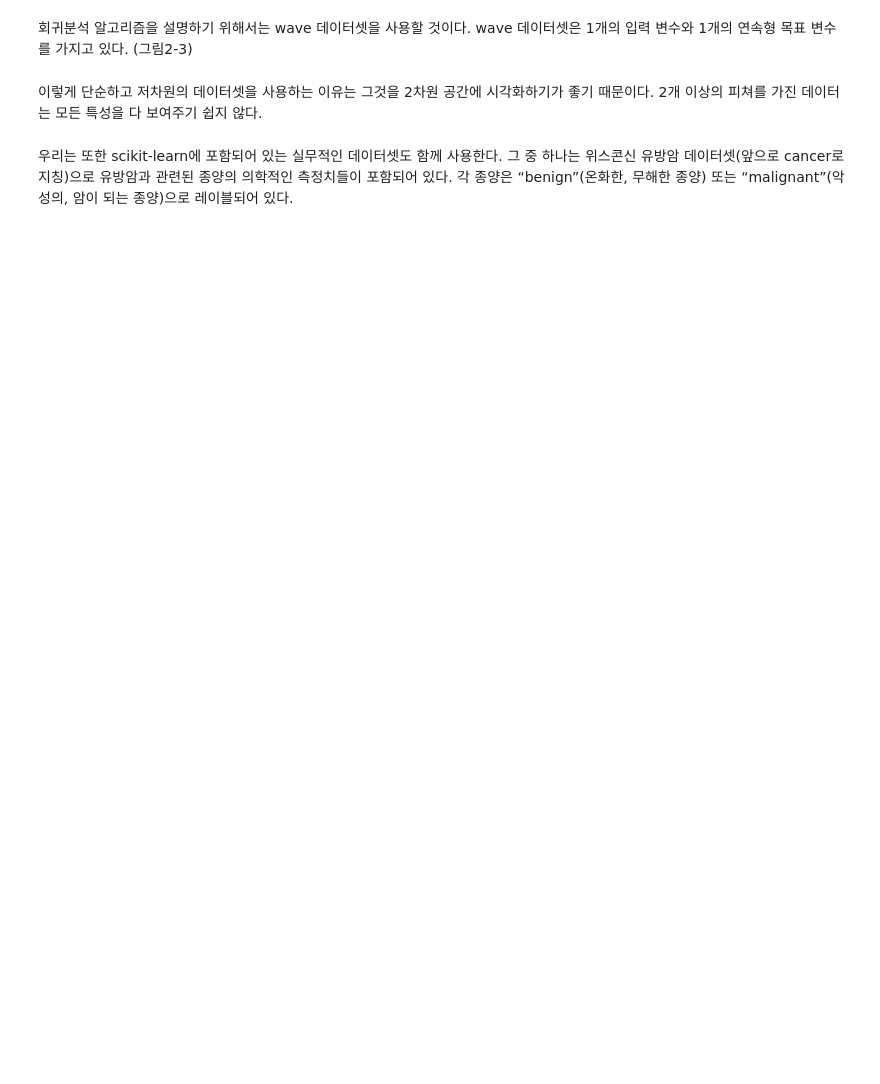
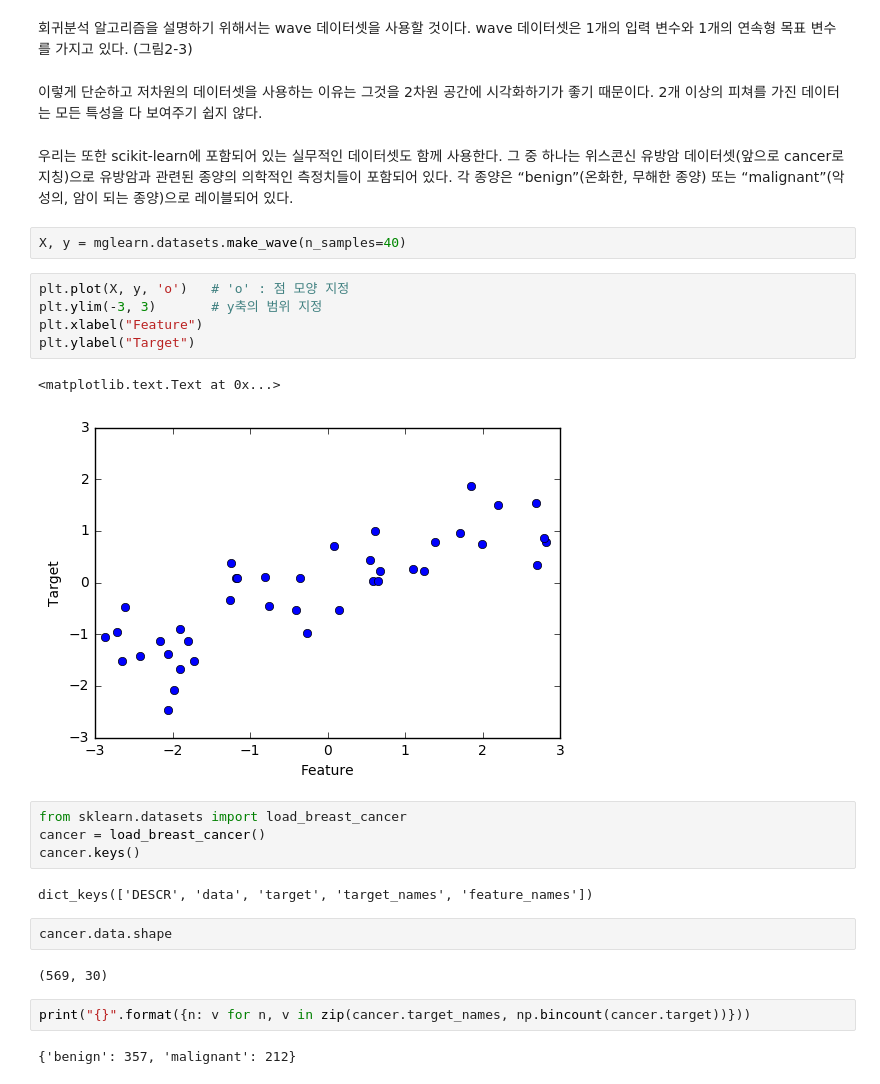
Before and after one commit to woosa7/PythonDataAnalytics, a Jupyter notebook: ML_Python/ML_2_1_SupervisedLearning.ipynb, the cells around one changed output. Drawn from its saved outputs; the diff is of its cells as text; blank space fills up the shorter version.

```diff
--- a/ML_Python/ML_2_1_SupervisedLearning.ipynb
+++ b/ML_Python/ML_2_1_SupervisedLearning.ipynb
@@ -83,3 +96,27 @@ X, y = mglearn.datasets.make_forge()
 이렇게 단순하고 저차원의 데이터셋을 사용하는 이유는 그것을 2차원 공간에 시각화하기가 좋기 때문이다. 2개 이상의 피쳐를 가진 데이터는 모든 특성을 다 보여주기 쉽지 않다.
 # %% [markdown]
 우리는 또한 scikit-learn에 포함되어 있는 실무적인 데이터셋도 함께 사용한다. 그 중 하나는 위스콘신 유방암 데이터셋(앞으로 cancer로 지칭)으로 유방암과 관련된 종양의 의학적인 측정치들이 포함되어 있다. 각 종양은 “benign”(온화한, 무해한 종양) 또는 “malignant”(악성의, 암이 되는 종양)으로 레이블되어 있다.
+# %%
+X, y = mglearn.datasets.make_wave(n_samples=40)
+# %%
+plt.plot(X, y, 'o')   # 'o' : 점 모양 지정
+plt.ylim(-3, 3)       # y축의 범위 지정
+plt.xlabel("Feature")
+plt.ylabel("Target")
+# %% [output]
+<matplotlib.text.Text at 0x...>
+[figure, added]
+# %%
+from sklearn.datasets import load_breast_cancer
+cancer = load_breast_cancer()
+cancer.keys()
+# %% [output]
+dict_keys(['DESCR', 'data', 'target', 'target_names', 'feature_names'])
+# %%
+cancer.data.shape
+# %% [output]
+(569, 30)
+# %%
+print("{}".format({n: v for n, v in zip(cancer.target_names, np.bincount(cancer.target))}))
+# %% [output]
+{'benign': 357, 'malignant': 212}
```
Also changed, not shown: parts of 7 cells of this notebook.
